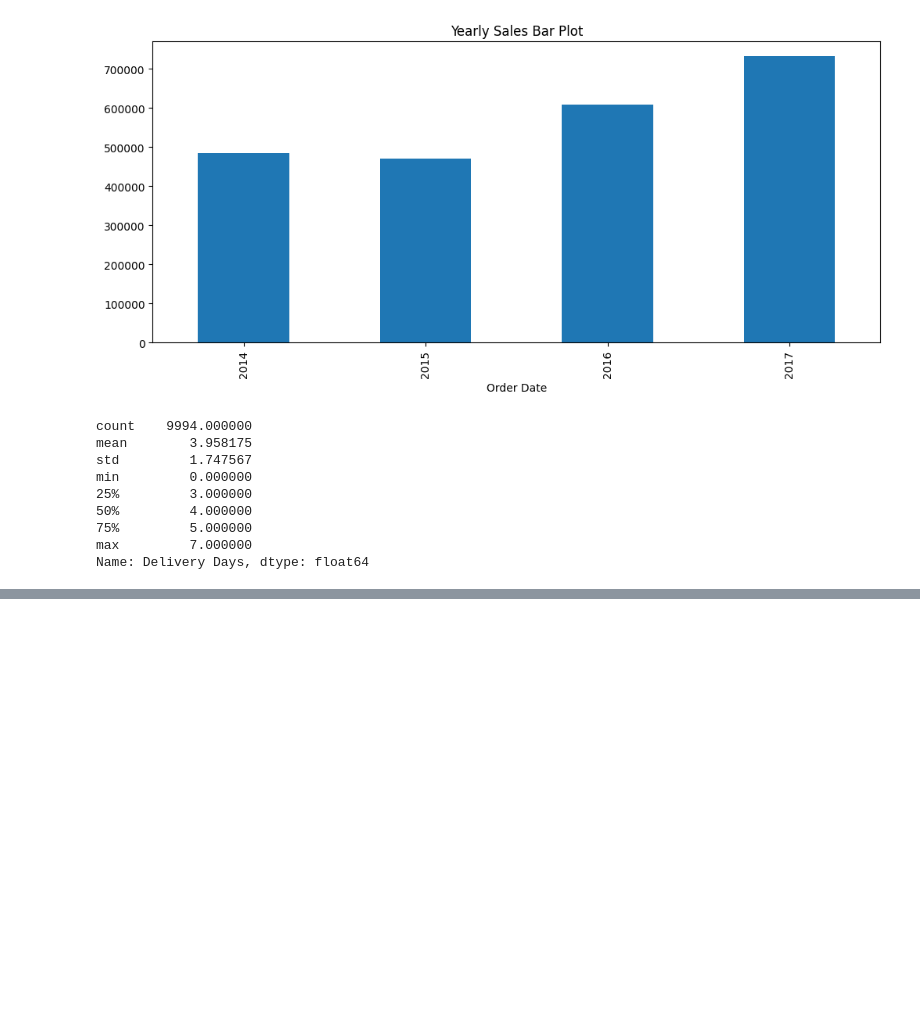
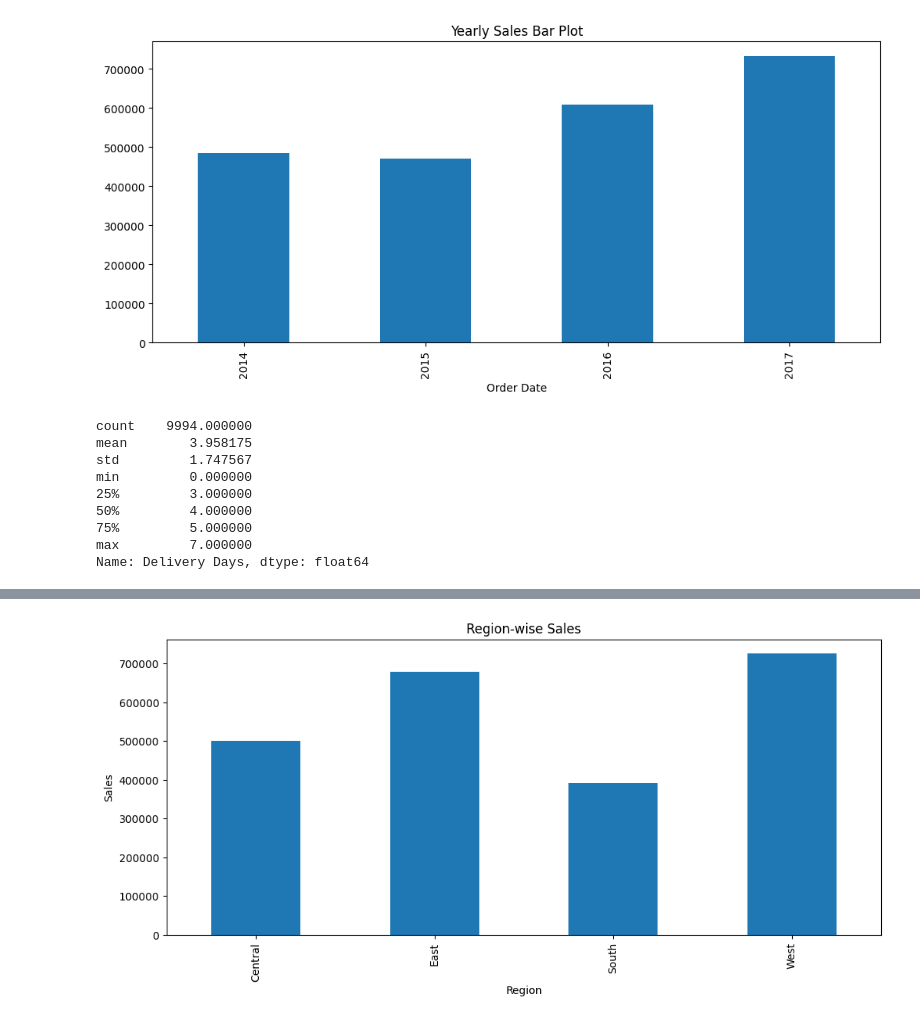
Before and after one commit to tanmoychakraborty00001-a11y/data-science-learning, a Jupyter notebook: Projects/Projects01_Data-Science/DS_Mini-Projects/MP01_Sales_EDA/MP01_Sales_EDA.ipynb, the cells around one changed output, grey strips where cells are left out. Cells and saved outputs as stored; diff of their text form; code cells hidden in the pictures; blank space fills up the shorter version.

```diff
--- a/Projects/Projects01_Data-Science/DS_Mini-Projects/MP01_Sales_EDA/MP01_Sales_EDA.ipynb
+++ b/Projects/Projects01_Data-Science/DS_Mini-Projects/MP01_Sales_EDA/MP01_Sales_EDA.ipynb
@@ -267,0 +288,6 @@ Name: Delivery Days, dtype: float64
+# %%
+df.groupby('Region')['Sales'].sum().plot(figsize=(12,5), kind='bar', title='Region-wise Sales')
+plt.ylabel('Sales')
+plt.show()
+# %% [output]
+[figure, added]
```
Also changed, not shown: parts of 8 cells of this notebook.
